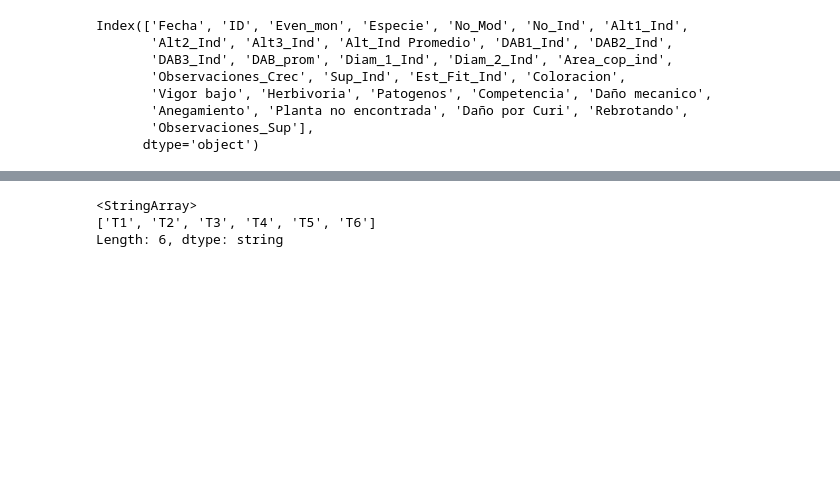
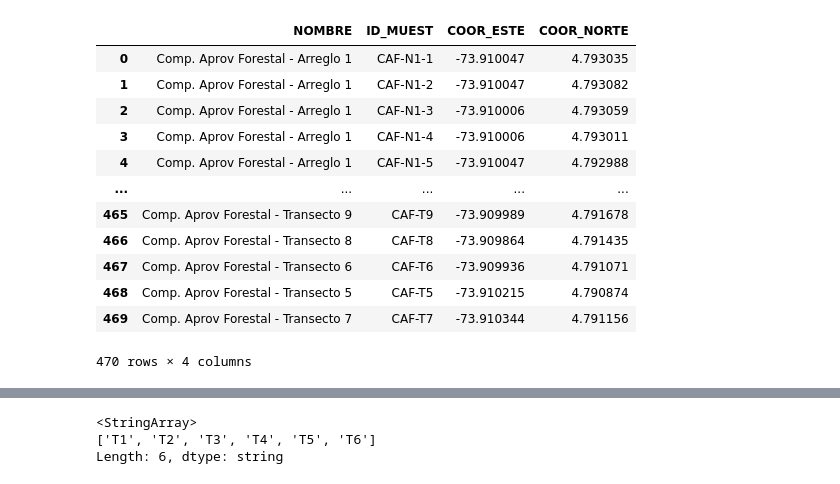
Before and after one commit to Slid61/Plant-Restoration-Data, a Jupyter notebook: Data Wrangling Encenillo.ipynb, the cells around one changed output, grey strips where cells are left out. Cells and saved outputs as stored; diff of their text form; code cells hidden in the pictures; blank space fills up the shorter version.

```diff
--- a/Data Wrangling Encenillo.ipynb
+++ b/Data Wrangling Encenillo.ipynb
@@ -10,11 +11,16 @@ df_AF = pd.read_excel(r"Original Data\Sistematización_AF_Monitoreo 6.xlsx")
 # %%
-df_AF.columns
+coords
 # %% [output]
+|  | NOMBRE | ID_MUEST | COOR_ESTE | COOR_NORTE |
+| 0 | Comp. Aprov Forestal - Arreglo 1 | CAF-N1-1 | -73.910047 | 4.793035 |
+| 1 | Comp. Aprov Forestal - Arreglo 1 | CAF-N1-2 | -73.910047 | 4.793082 |
+| 2 | Comp. Aprov Forestal - Arreglo 1 | CAF-N1-3 | -73.910006 | 4.793059 |
+| 3 | Comp. Aprov Forestal - Arreglo 1 | CAF-N1-4 | -73.910006 | 4.793011 |
+| 4 | Comp. Aprov Forestal - Arreglo 1 | CAF-N1-5 | -73.910047 | 4.792988 |
+| ... | ... | ... | ... | ... |
+| 465 | Comp. Aprov Forestal - Transecto 9 | CAF-T9 | -73.909989 | 4.791678 |
+| 466 | Comp. Aprov Forestal - Transecto 8 | CAF-T8 | -73.909864 | 4.791435 |
+| 467 | Comp. Aprov Forestal - Transecto 6 | CAF-T6 | -73.909936 | 4.791071 |
+| 468 | Comp. Aprov Forestal - Transecto 5 | CAF-T5 | -73.910215 | 4.790874 |
+| 469 | Comp. Aprov Forestal - Transecto 7 | CAF-T7 | -73.910344 | 4.791156 |
-Index(['Fecha', 'ID', 'Even_mon', 'Especie', 'No_Mod', 'No_Ind', 'Alt1_Ind',
-       'Alt2_Ind', 'Alt3_Ind', 'Alt_Ind Promedio', 'DAB1_Ind', 'DAB2_Ind',
-       'DAB3_Ind', 'DAB_prom', 'Diam_1_Ind', 'Diam_2_Ind', 'Area_cop_ind',
-       'Observaciones_Crec', 'Sup_Ind', 'Est_Fit_Ind', 'Coloracion',
-       'Vigor bajo', 'Herbivoria', 'Patogenos', 'Competencia', 'Daño mecanico',
-       'Anegamiento', 'Planta no encontrada', 'Daño por Curi', 'Rebrotando',
-       'Observaciones_Sup'],
-      dtype='object')
+470 rows × 4 columns
```
Also changed, not shown: parts of 11 cells of this notebook, 19 other files.
